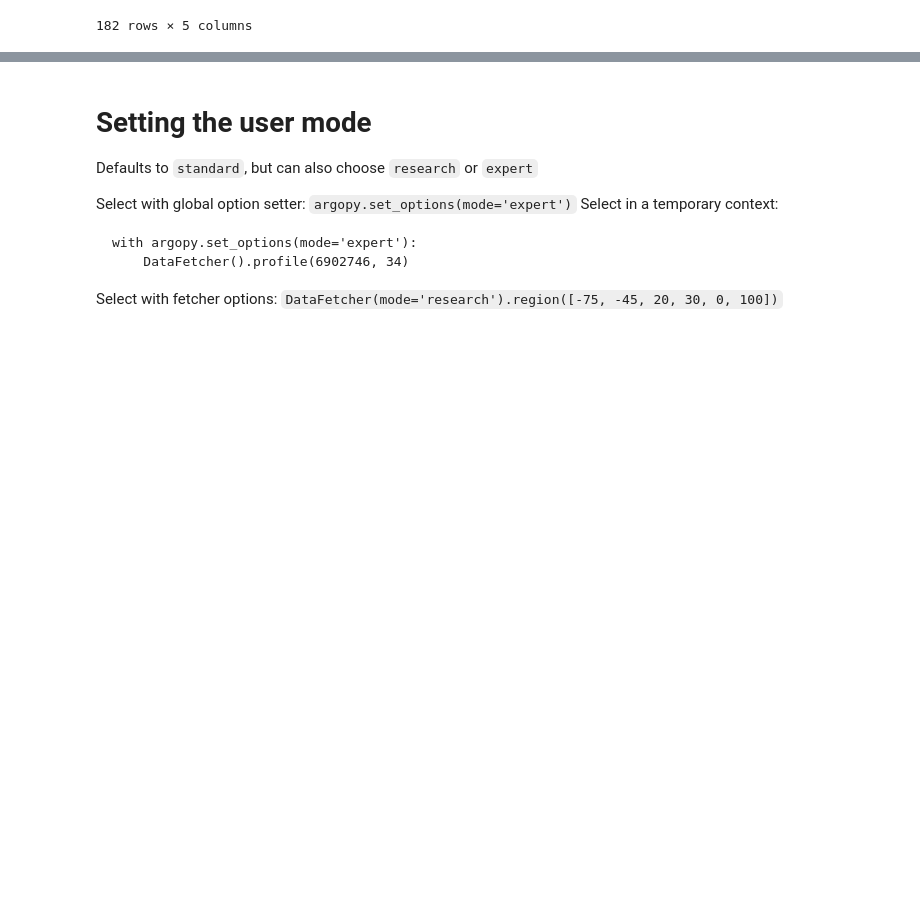
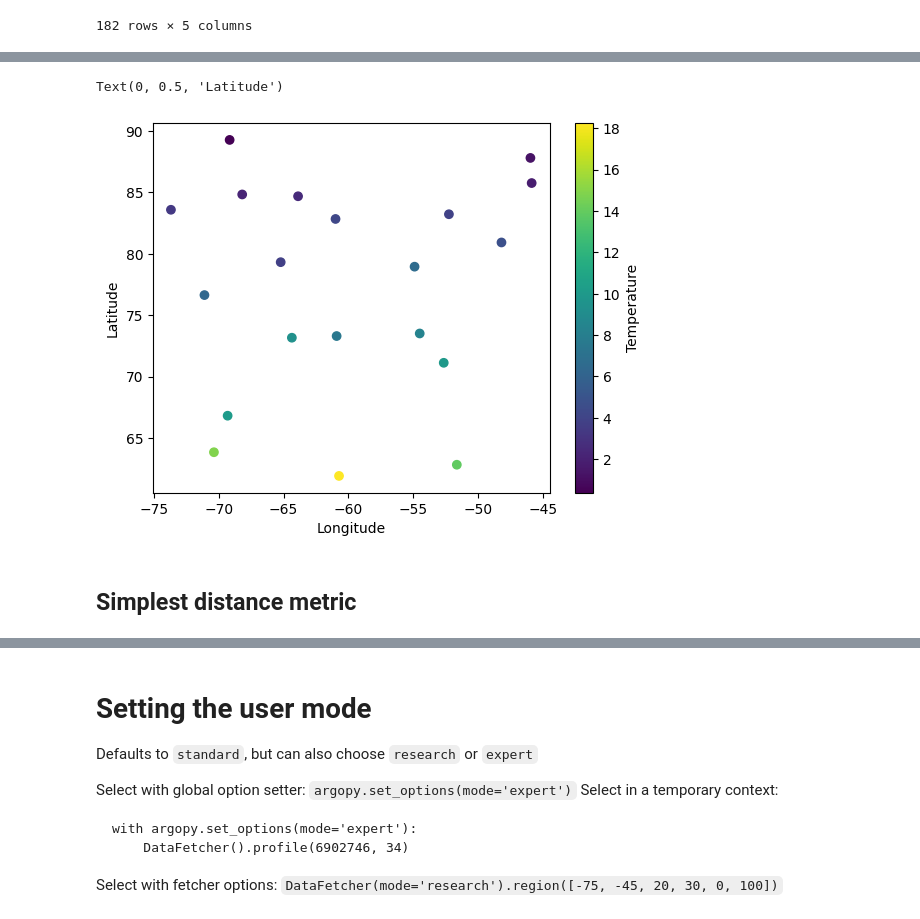
Before and after one commit to alan-turing-institute/ice-station-zebra, a Jupyter notebook: notebooks/ARGO_data.ipynb, the cells around one changed output, grey strips where cells are left out. Saved outputs shown, nothing was run; the diff lists cells and outputs as text; code cells hidden in the pictures; blank space fills up the shorter version.

```diff
--- a/notebooks/ARGO_data.ipynb
+++ b/notebooks/ARGO_data.ipynb
@@ -99,0 +80,38 @@ fetcher.index
+# %%
+import numpy as np
+import pandas as pd
+from argopy import DataFetcher
+
+north, west, south, east = 90, -75, 60, -45
+
+# create gridded variable data
+lats = np.arange(south + 0.5, north + 0.5, 10)
+lons = np.arange(west + 0.5, east + 0.5, 10)
+n_lat = len(lats)
+n_lon = len(lons)
+
+lat_grid, lon_grid = np.meshgrid(lats, lons, indexing="ij")
+grid_points = np.column_stack((lat_grid.ravel(), lon_grid.ravel()))
+
+times = pd.to_datetime(["2026-01-01", "2026-01-02"]).to_pydatetime().tolist() # unique time steps in the data
+temp_data = np.full((len(times), len(lats), len(lons)), np.nan, dtype=float)
+
+for t_idx, date in enumerate(times):
+    start_date = date.replace(hour=11, minute=0, second=0)
+    end_date = date.replace(hour=12, minute=59, second=59)
+
+    # fetcher = DataFetcher().region([west, east, south, north, 0, 50, start_date, end_date]) # check depth of Mixed layer
+    # df = fetcher.to_dataframe()
+
+    rng = np.random.default_rng(42)
+
+    n_obs = 20
+    df = pd.DataFrame(
+        {
+            "LATITUDE": rng.uniform(60, 90, n_obs),
+            "LONGITUDE": rng.uniform(-75, -45, n_obs),
+            "TEMP": rng.normal(loc=0.5, scale=0.1, size=n_obs),
+        }
+    )
+    df['TEMP'] = df['TEMP']*(90 - df['LATITUDE'])
+df
@@ -99,0 +136,12 @@ fetcher.index
+# %%
+# plot this data to check it looks reasonable
+import matplotlib.pyplot as plt
+plt.scatter(df['LONGITUDE'], df['LATITUDE'], c=df['TEMP'], cmap='viridis')
+plt.colorbar(label='Temperature')
+plt.xlabel('Longitude')
+plt.ylabel('Latitude')
+# %% [output]
+Text(0, 0.5, 'Latitude')
+[figure, added]
+# %% [markdown]
+## Simplest distance metric
```
Also changed, not shown: parts of 13 cells of this notebook, 3 other files.
